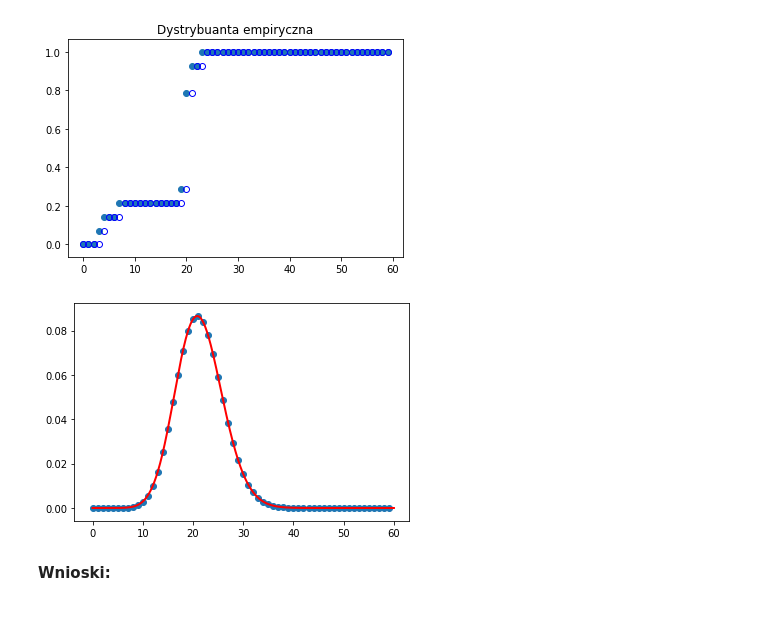
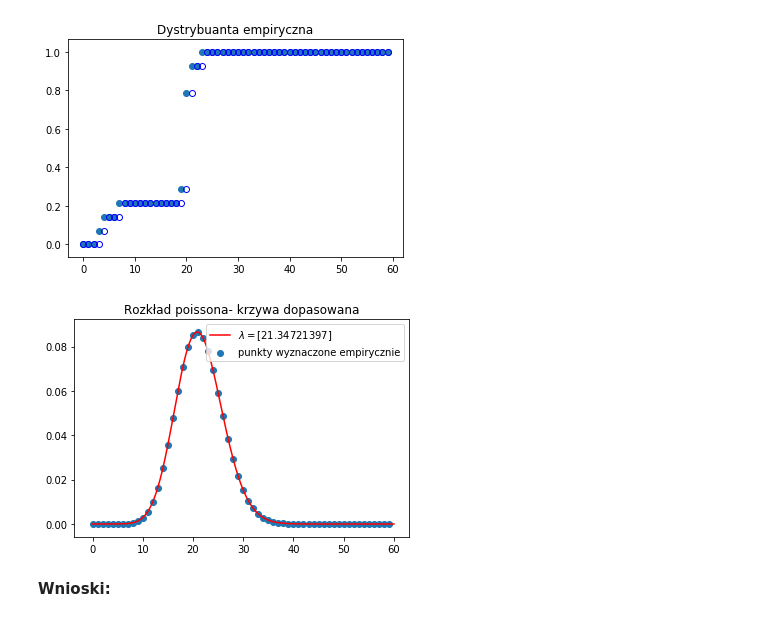
Before and after one commit to smakethunter/Poisson, a Jupyter notebook: El Projekto (2).ipynb, the cells around one changed output. Drawn from its saved outputs; the diff is of its cells as text; code cells hidden in the pictures.

```diff
--- a/El Projekto (2).ipynb
+++ b/El Projekto (2).ipynb
@@ -39,7 +39,7 @@ def select_time_data(data,n_samples,hour,minute):
     new_data['Hours']=new_data['Time'].apply(lambda x: take_n_split(x,':',1))
     new_data['in_minute']=new_data['Minutes'].apply(lambda x: x==minute)
     new_data['in_hour']=new_data['Hours'].apply(lambda x: x==hour)
-    n_logs=len(in_minute[in_minute==True].index)
+
 
 
     data_out=new_data.loc[(new_data['in_minute'] == True) & (new_data['in_hour']==True)]
@@ -47,7 +47,7 @@ def select_time_data(data,n_samples,hour,minute):
     # new_data=new_data.loc[new_data['Hours'] == hour]
     # nr_events=len(new_data['Seconds'])
 
-    return data_out, nr_events
+    return data_out, len(data_out)
 # %%
 data=pd.read_csv('weblog.csv')
 
@@ -113,20 +113,23 @@ plt.show()
 [figure]
 # %%
 def poisson(k, lamb):
-    return (lamb**k/factorial(k)) * np.exp(-lamb)
+    return (lamb ** k / factorial(k)) * np.exp(-lamb)
+
 
 # fit with curve_fit
 
 
-parameters, cov_matrix = curve_fit(poisson, lps[:,0],prob_lps)
+parameters, cov_matrix = curve_fit(poisson, lps[:, 0], prob_lps)
 
-figure2=plt.figure()
-x=np.linspace(0,60,1000)
+ax = plt.gca(title='Rozkład poissona- krzywa dopasowana')
+x = np.linspace(0, 60, 1000)
 
-plt.plot(x, poisson(x, parameters), 'r-', lw=2)
-plt.scatter(lps[:,0], poisson(lps[:,0], parameters))
+ax.plot(x, poisson(x, parameters),'r',label=f"$\lambda = {parameters}$")
+ax.scatter(lps[:, 0], poisson(lps[:, 0], parameters),label='punkty wyznaczone empirycznie')
+
+ax.legend()
 plt.show()
 # %% [output]
-[figure, old version]
+[figure, new version]
 # %% [markdown]
 **Wnioski:**
```
Also changed, not shown: 1 other file.
